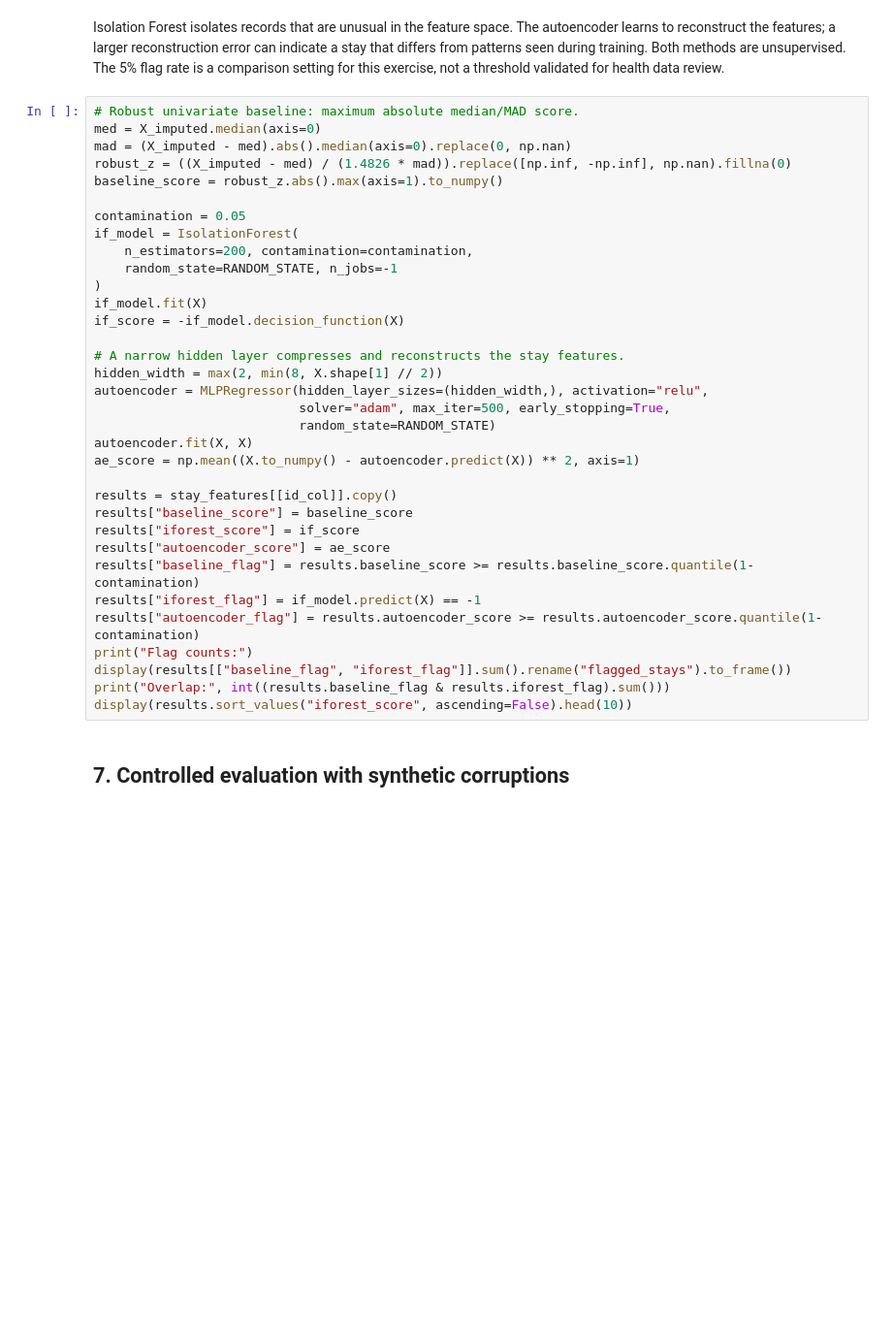
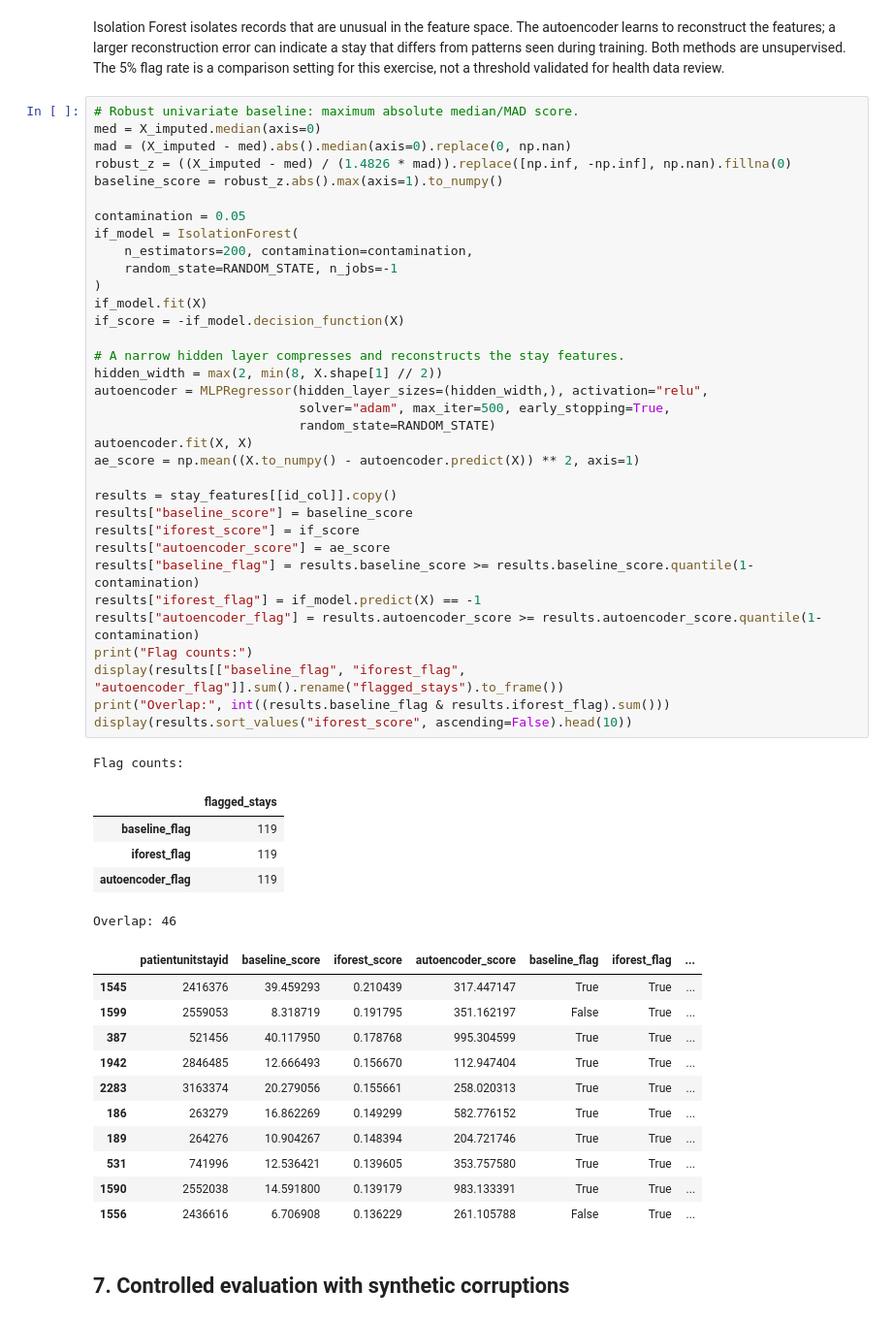
Before and after one commit to jeff580/msc7103-health-data-anomaly-detection, a Jupyter notebook: 01_static_eicu.ipynb, the cells around one changed output. Shown at 97% size. Drawn from its saved outputs; the diff is of its cells as text; blank space fills up the shorter version.

Commit message:
Add executed notebook results

```diff
--- a/01_static_eicu.ipynb
+++ b/01_static_eicu.ipynb
@@ -104,34 +190,52 @@ med = X_imputed.median(axis=0)
 mad = (X_imputed - med).abs().median(axis=0).replace(0, np.nan)
 robust_z = ((X_imputed - med) / (1.4826 * mad)).replace([np.inf, -np.inf], np.nan).fillna(0)
 baseline_score = robust_z.abs().max(axis=1).to_numpy()
 
 contamination = 0.05
 if_model = IsolationForest(
     n_estimators=200, contamination=contamination,
     random_state=RANDOM_STATE, n_jobs=-1
 )
 if_model.fit(X)
 if_score = -if_model.decision_function(X)
 
 # A narrow hidden layer compresses and reconstructs the stay features.
 hidden_width = max(2, min(8, X.shape[1] // 2))
 autoencoder = MLPRegressor(hidden_layer_sizes=(hidden_width,), activation="relu",
                            solver="adam", max_iter=500, early_stopping=True,
                            random_state=RANDOM_STATE)
 autoencoder.fit(X, X)
 ae_score = np.mean((X.to_numpy() - autoencoder.predict(X)) ** 2, axis=1)
 
 results = stay_features[[id_col]].copy()
 results["baseline_score"] = baseline_score
 results["iforest_score"] = if_score
 results["autoencoder_score"] = ae_score
 results["baseline_flag"] = results.baseline_score >= results.baseline_score.quantile(1-contamination)
 results["iforest_flag"] = if_model.predict(X) == -1
 results["autoencoder_flag"] = results.autoencoder_score >= results.autoencoder_score.quantile(1-contamination)
 print("Flag counts:")
-display(results[["baseline_flag", "iforest_flag"]].sum().rename("flagged_stays").to_frame())
+display(results[["baseline_flag", "iforest_flag", "autoencoder_flag"]].sum().rename("flagged_stays").to_frame())
 print("Overlap:", int((results.baseline_flag & results.iforest_flag).sum()))
 display(results.sort_values("iforest_score", ascending=False).head(10))
+# %% [output]
+Flag counts:
+|  | flagged_stays |
+| baseline_flag | 119 |
+| iforest_flag | 119 |
+| autoencoder_flag | 119 |
+Overlap: 46
+|  | patientunitstayid | baseline_score | iforest_score | autoencoder_score | baseline_flag | iforest_flag | ... |
+| 1545 | 2416376 | 39.459293 | 0.210439 | 317.447147 | True | True | ... |
+| 1599 | 2559053 | 8.318719 | 0.191795 | 351.162197 | False | True | ... |
+| 387 | 521456 | 40.117950 | 0.178768 | 995.304599 | True | True | ... |
+| 1942 | 2846485 | 12.666493 | 0.156670 | 112.947404 | True | True | ... |
+| 2283 | 3163374 | 20.279056 | 0.155661 | 258.020313 | True | True | ... |
+| 186 | 263279 | 16.862269 | 0.149299 | 582.776152 | True | True | ... |
+| 189 | 264276 | 10.904267 | 0.148394 | 204.721746 | True | True | ... |
+| 531 | 741996 | 12.536421 | 0.139605 | 353.757580 | True | True | ... |
+| 1590 | 2552038 | 14.591800 | 0.139179 | 983.133391 | True | True | ... |
+| 1556 | 2436616 | 6.706908 | 0.136229 | 261.105788 | False | True | ... |
 # %% [markdown]
 ## 7. Controlled evaluation with synthetic corruptions
 # %% [markdown]
```
Also changed, not shown: parts of 7 cells of this notebook, 3 other files.
